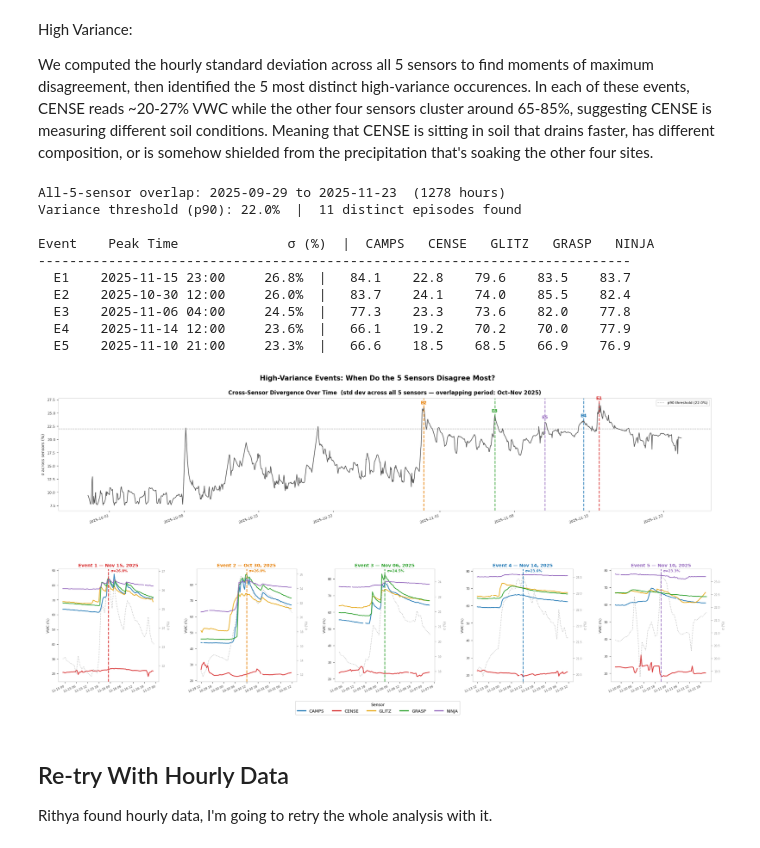
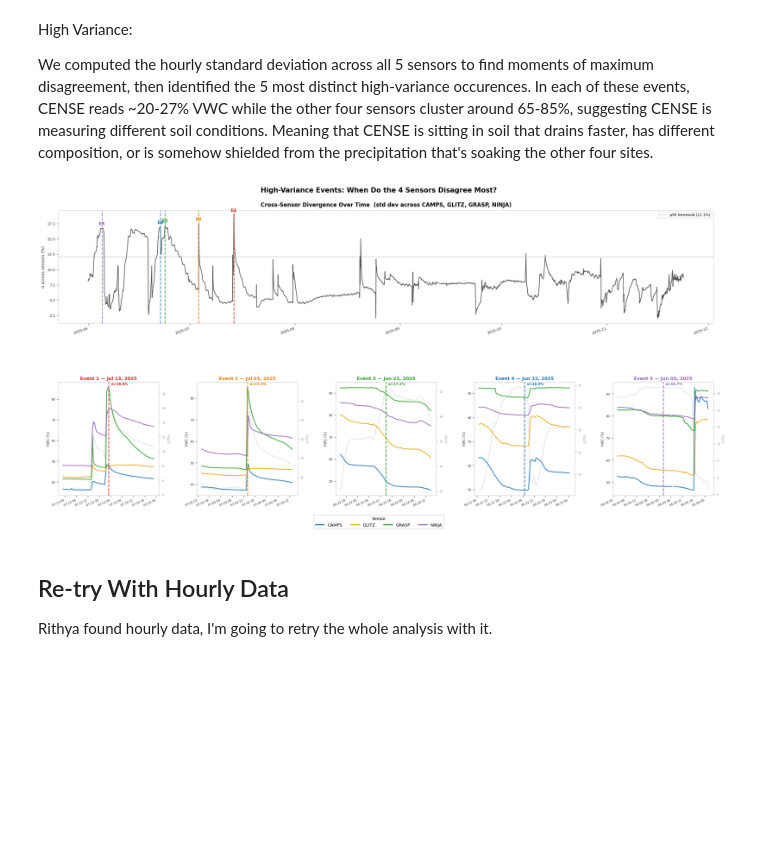
Before and after one commit to cta48/GeoData-Soil-Moisture-Sensors, a Jupyter notebook: GeoData_Soil_Moisture_Sensors.ipynb, the cells around one changed output. Saved outputs shown, nothing was run; the diff lists cells and outputs as text; code cells hidden in the pictures; blank space fills up the shorter version.

```diff
--- a/GeoData_Soil_Moisture_Sensors.ipynb
+++ b/GeoData_Soil_Moisture_Sensors.ipynb
@@ -513,16 +513,16 @@ import matplotlib.gridspec as gridspec
 
 SENSOR_COLORS = {
     "CAMPS": "#1f77b4",
-    "CENSE": "#d62728",
     "GLITZ": "#e6a817",
     "GRASP": "#2ca02c",
     "NINJA": "#9467bd",
 }
 WINDOW_HRS = 48
 
+# Exclude CENSE from hourly resample and variance calculation
 hourly = {
     name: df.set_index("timestamp")["volumetric_water_content[%]"].resample("1h").mean()
-    for name, df in datasets.items()
+    for name, df in datasets.items() if name != "CENSE"
 }
 aligned   = pd.DataFrame(hourly).dropna(how="any")
 cross_std = aligned.std(axis=1)
@@ -539,18 +539,6 @@ for t, v in high.items():
 
 episodes.sort(key=lambda x: x["peak_v"], reverse=True)
 TOP = episodes[:5]
-
-print(f"All-5-sensor overlap: {aligned.index.min().date()} to {aligned.index.max().date()}  ({len(aligned)} hours)")
-print(f"Variance threshold (p90): {THRESH:.1f}%  |  {len(episodes)} distinct episodes found\n")
-print(f"{'Event':<8} {'Peak Time':<20} {'σ (%)':>7}  |  CAMPS   CENSE   GLITZ   GRASP   NINJA")
-print("-" * 76)
-for i, ep in enumerate(TOP):
-    t   = ep["peak_t"]
-    idx = aligned.index.get_indexer([t], method="nearest")[0]
-    row = aligned.iloc[idx]
-    print(f"  E{i+1}    {t.strftime('%Y-%m-%d %H:%M'):<18} {ep['peak_v']:>6.1f}%  |"
-          f"  {row['CAMPS']:>5.1f}  {row['CENSE']:>6.1f}  {row['GLITZ']:>6.1f}"
-          f"  {row['GRASP']:>6.1f}  {row['NINJA']:>6.1f}")
 
 EP_COLORS = ["#d62728", "#e67e00", "#2ca02c", "#1f77b4", "#9467bd"]
 
@@ -578,7 +566,7 @@ for i, ep in enumerate(TOP):
                    color=EP_COLORS[i], fontweight="bold", ha="center")
 
 ax_tl.set_title(
-    "Cross-Sensor Divergence Over Time  (std dev across all 5 sensors — overlapping period: Oct–Nov 2025)",
+    "Cross-Sensor Divergence Over Time  (std dev across CAMPS, GLITZ, GRASP, NINJA)",
     color="black", fontsize=12, pad=8, fontweight="bold")
 ax_tl.set_ylabel("σ across sensors (%)", color="#333", fontsize=9)
 ax_tl.tick_params(colors="#333", labelsize=8)
@@ -594,6 +582,8 @@ for i, (ax, ep) in enumerate(zip(event_axes, TOP)):
 
     ax.set_facecolor("white")
     for name, df in datasets.items():
+        if name == "CENSE":
+            continue
         sub = df.set_index("timestamp")["volumetric_water_content[%]"]
         sub = sub[(sub.index >= t0) & (sub.index <= t1)].resample("30min").mean()
         if sub.dropna().empty:
@@ -611,47 +601,37 @@ for i, (ax, ep) in enumerate(zip(event_axes, TOP)):
     peak_idx = cross_std.index.get_indexer([t_peak], method="nearest")[0]
     peak_val = cross_std.iloc[peak_idx]
     ax2.annotate(f"σ={peak_val:.1f}%", xy=(t_peak, peak_val),
                  xytext=(5, 5), textcoords="offset points",
                  fontsize=7.5, color=EP_COLORS[i], fontweight="bold")
     ax2.set_ylabel("σ (%)", color="#999", fontsize=7)
     ax2.tick_params(colors="#999", labelsize=6)
     for spine in ax2.spines.values():
         spine.set_edgecolor("#cccccc")
 
     ax.set_title(f"Event {i+1} — {t_peak.strftime('%b %d, %Y')}",
                  color=EP_COLORS[i], fontsize=10, fontweight="bold", pad=5)
     ax.set_ylabel("VWC (%)", color="#333", fontsize=7.5)
     ax.tick_params(colors="#333", labelsize=6.5)
     plt.setp(ax.xaxis.get_majorticklabels(), rotation=25, ha="right", fontsize=6.5)
     for spine in ax.spines.values():
         spine.set_edgecolor("#cccccc")
 
 legend_handles = [
     plt.Line2D([0], [0], color=SENSOR_COLORS[n], linewidth=2.5, label=n)
-    for n in ["CAMPS", "CENSE", "GLITZ", "GRASP", "NINJA"]
+    for n in ["CAMPS", "GLITZ", "GRASP", "NINJA"]
 ]
 fig.legend(handles=legend_handles,
-           loc="lower center", ncol=5,
+           loc="lower center", ncol=4,
            fontsize=9.5, framealpha=0.9,
            edgecolor="#ccc", title="Sensor", title_fontsize=9,
            bbox_to_anchor=(0.5, 0.01))
 
-fig.suptitle("High-Variance Events: When Do the 5 Sensors Disagree Most?",
+fig.suptitle("High-Variance Events: When Do the 4 Sensors Disagree Most?",
              color="black", fontsize=15, fontweight="bold", y=0.975)
 plt.tight_layout()
 plt.show()
 # %% [output]
-All-5-sensor overlap: 2025-09-29 to 2025-11-23  (1278 hours)
-Variance threshold (p90): 22.0%  |  11 distinct episodes found
-
-Event    Peak Time              σ (%)  |  CAMPS   CENSE   GLITZ   GRASP   NINJA
-----------------------------------------------------------------------------
-  E1    2025-11-15 23:00     26.8%  |   84.1    22.8    79.6    83.5    83.7
-  E2    2025-10-30 12:00     26.0%  |   83.7    24.1    74.0    85.5    82.4
-  E3    2025-11-06 04:00     24.5%  |   77.3    23.3    73.6    82.0    77.8
-  E4    2025-11-14 12:00     23.6%  |   66.1    19.2    70.2    70.0    77.9
-  E5    2025-11-10 21:00     23.3%  |   66.6    18.5    68.5    66.9    76.9
-[figure, old version]
+[figure, new version]
 # %% [markdown]
 ## Re-try With Hourly Data
 
```
Also changed, not shown: parts of 1 cell of this notebook.
